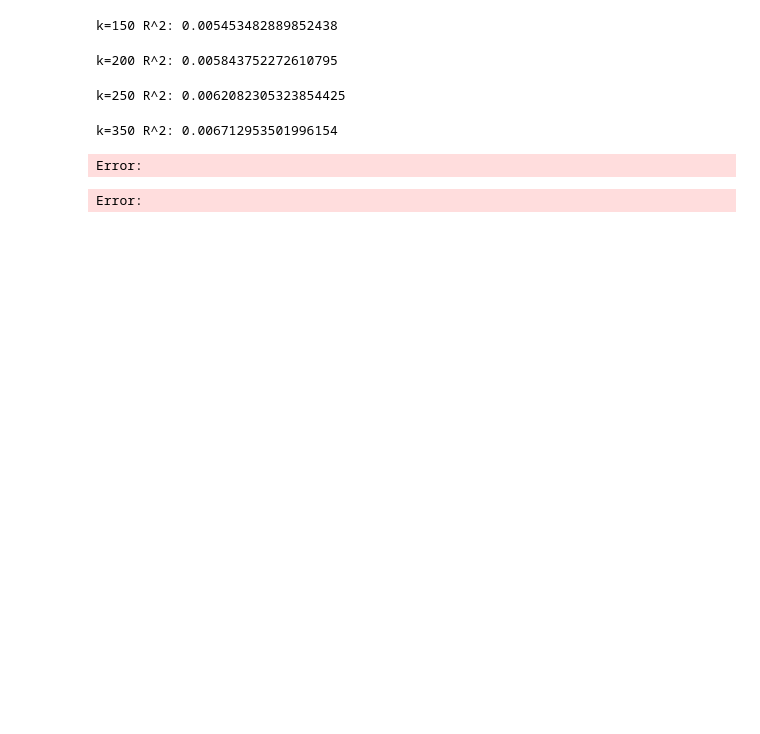
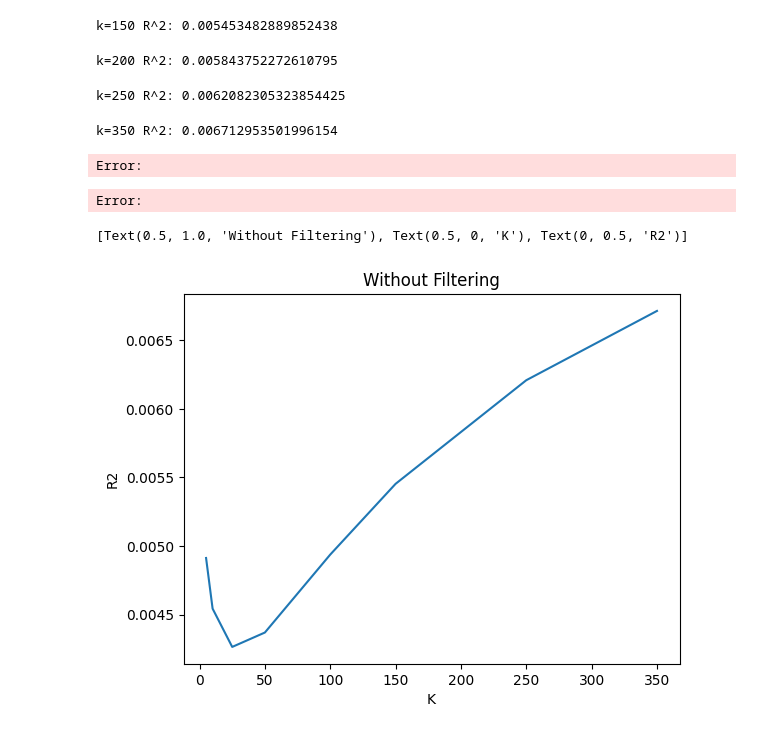
Before and after one commit to yorkwmsoe/csc6711-final-project, a Jupyter notebook: knn.ipynb, the cells around one changed output. Cells and saved outputs as stored; diff of their text form; code cells hidden in the pictures; blank space fills up the shorter version.

```diff
--- a/knn.ipynb
+++ b/knn.ipynb
@@ -180,3 +180,18 @@ print(f'k=500 R^2: {interactions_pr_500}')
 # %% [output]
 Error:
 Error:
+# %%
+r2s = {
+    5: 0.004913415476265486,
+    10: 0.004544303873646272,
+    25: 0.004265593536934755,
+    50: 0.004370469571998291,
+    100: 0.004938146822214421,
+    150: 0.005453482889852438,
+    250: 0.0062082305323854425,
+    350: 0.006712953501996154
+}
+sns.lineplot(r2s).set(title='Without Filtering', xlabel='K', ylabel='R2')
+# %% [output]
+[Text(0.5, 1.0, 'Without Filtering'), Text(0.5, 0, 'K'), Text(0, 0.5, 'R2')]
+[figure, added]
```
Also changed, not shown: parts of 6 cells of this notebook, 1 other file.
